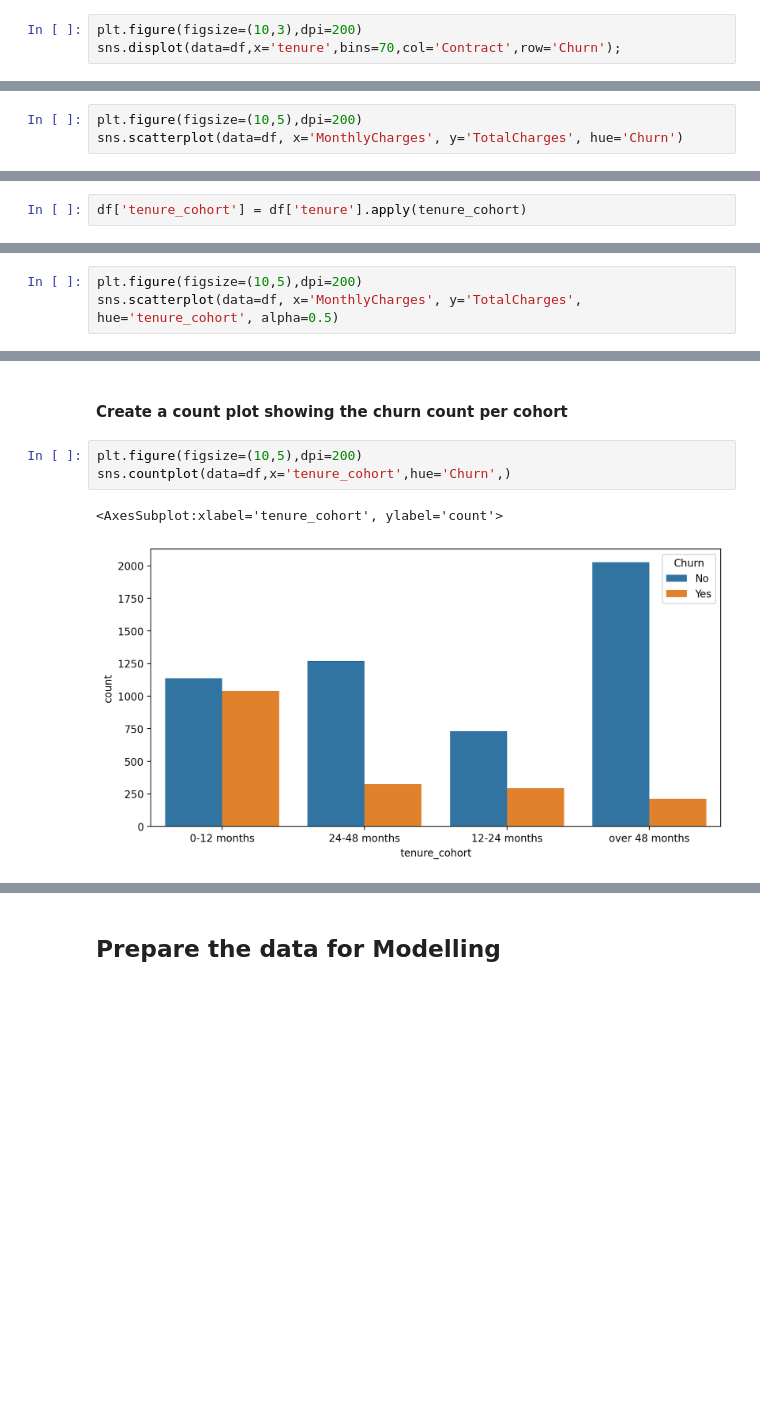
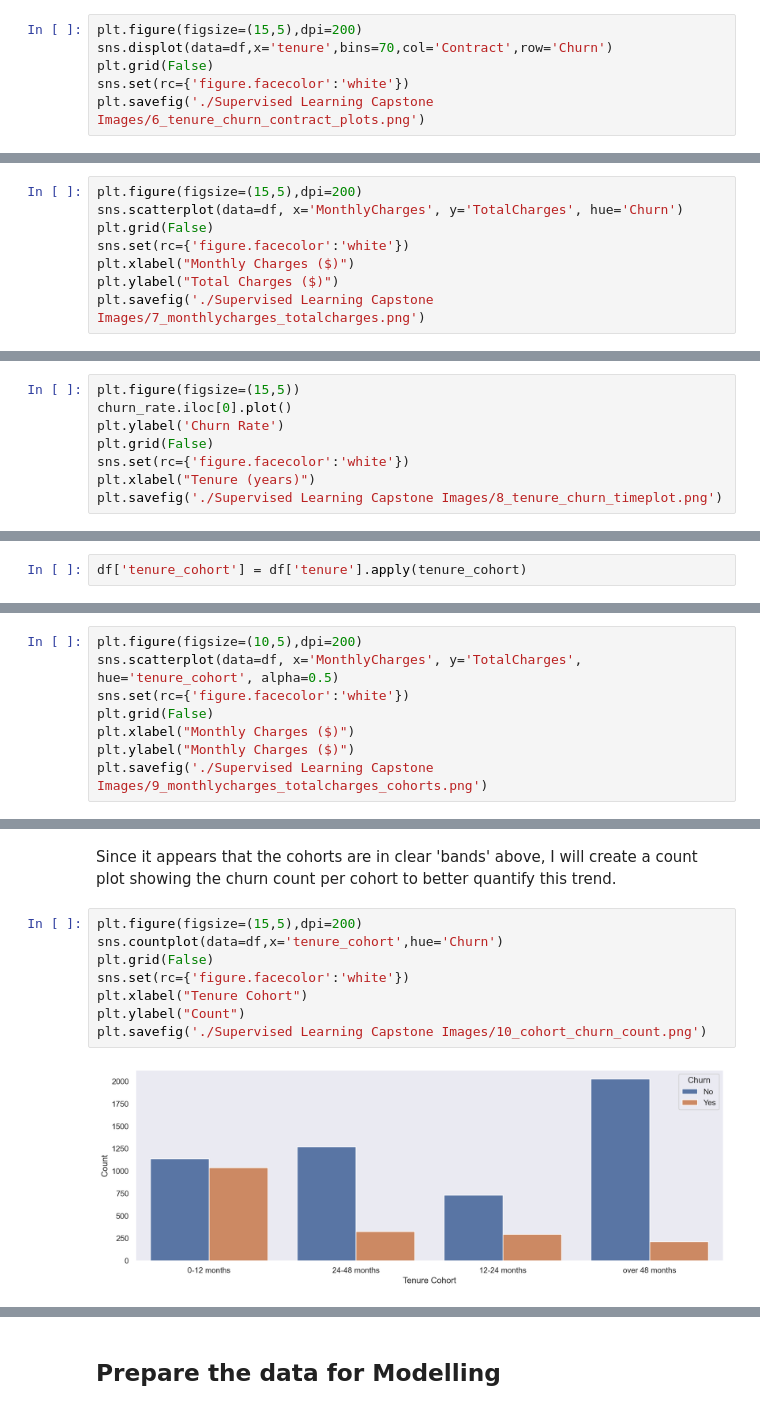
Before and after one commit to akstl1/Supervised-Learning-Capstone, a Jupyter notebook: Supervised Learning Capstone Project .ipynb, the cells around one changed output, grey strips where cells are left out. Cells and saved outputs as stored; diff of their text form; blank space fills up the shorter version.

```diff
--- a/Supervised Learning Capstone Project .ipynb
+++ b/Supervised Learning Capstone Project .ipynb
@@ -155,4 +211,7 @@ sns.histplot(data=df,x='tenure',bins=25)
 # %%
-plt.figure(figsize=(10,3),dpi=200)
-sns.displot(data=df,x='tenure',bins=70,col='Contract',row='Churn');
+plt.figure(figsize=(15,5),dpi=200)
+sns.displot(data=df,x='tenure',bins=70,col='Contract',row='Churn')
+plt.grid(False)
+sns.set(rc={'figure.facecolor':'white'})
+plt.savefig('./Supervised Learning Capstone Images/6_tenure_churn_contract_plots.png')
 # %% [output]
@@ -164,4 +228,9 @@ sns.displot(data=df,x='tenure',bins=70,col='Contract',row='Churn');
 # %%
-plt.figure(figsize=(10,5),dpi=200)
+plt.figure(figsize=(15,5),dpi=200)
 sns.scatterplot(data=df, x='MonthlyCharges', y='TotalCharges', hue='Churn')
+plt.grid(False)
+sns.set(rc={'figure.facecolor':'white'})
+plt.xlabel("Monthly Charges ($)")
+plt.ylabel("Total Charges ($)")
+plt.savefig('./Supervised Learning Capstone Images/7_monthlycharges_totalcharges.png')
 # %% [output]
@@ -201,0 +266,8 @@ Text(0, 0.5, 'Churn Rate')
+# %%
+plt.figure(figsize=(15,5))
+churn_rate.iloc[0].plot()
+plt.ylabel('Churn Rate')
+plt.grid(False)
+sns.set(rc={'figure.facecolor':'white'})
+plt.xlabel("Tenure (years)")
+plt.savefig('./Supervised Learning Capstone Images/8_tenure_churn_timeplot.png')
@@ -221,4 +299,9 @@ df['tenure_cohort'] = df['tenure'].apply(tenure_cohort)
 # %%
 plt.figure(figsize=(10,5),dpi=200)
 sns.scatterplot(data=df, x='MonthlyCharges', y='TotalCharges', hue='tenure_cohort', alpha=0.5)
+sns.set(rc={'figure.facecolor':'white'})
+plt.grid(False)
+plt.xlabel("Monthly Charges ($)")
+plt.ylabel("Monthly Charges ($)")
+plt.savefig('./Supervised Learning Capstone Images/9_monthlycharges_totalcharges_cohorts.png')
 # %% [output]
@@ -227,9 +313,13 @@ sns.scatterplot(data=df, x='MonthlyCharges', y='TotalCharges', hue='tenure_cohor
 # %% [markdown]
-#### Create a count plot showing the churn count per cohort
+Since it appears that the cohorts are in clear 'bands' above, I will create a count plot showing the churn count per cohort to better quantify this trend.
 # %%
-plt.figure(figsize=(10,5),dpi=200)
-sns.countplot(data=df,x='tenure_cohort',hue='Churn',)
+plt.figure(figsize=(15,5),dpi=200)
+sns.countplot(data=df,x='tenure_cohort',hue='Churn')
+plt.grid(False)
+sns.set(rc={'figure.facecolor':'white'})
+plt.xlabel("Tenure Cohort")
+plt.ylabel("Count")
+plt.savefig('./Supervised Learning Capstone Images/10_cohort_churn_count.png')
 # %% [output]
-<AxesSubplot:xlabel='tenure_cohort', ylabel='count'>
-[figure, old version]
+[figure, new version]
 # %%
```
Also changed, not shown: parts of 77 cells of this notebook, 19 other files.
